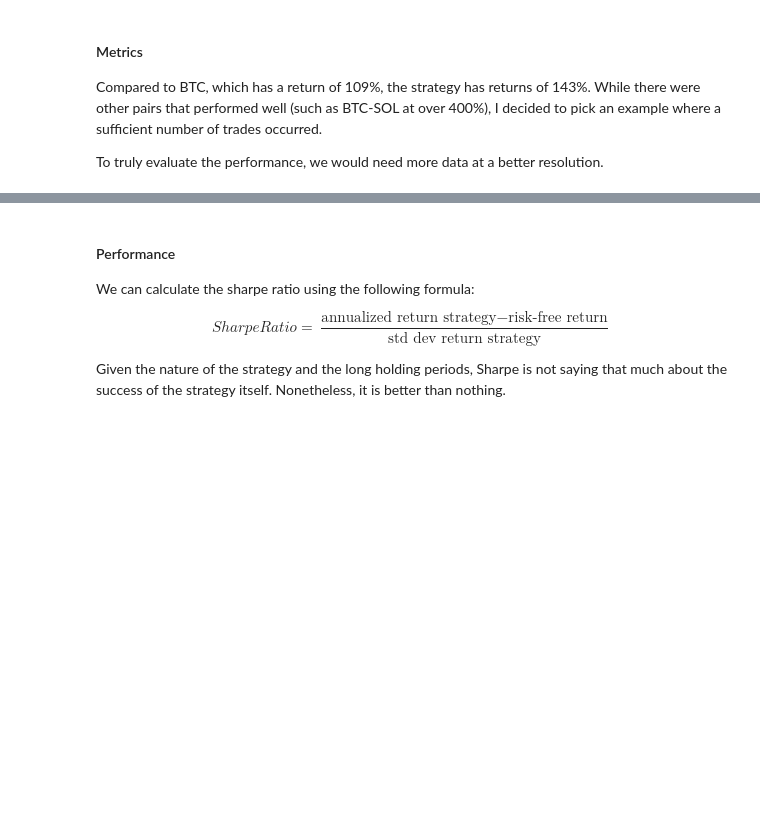
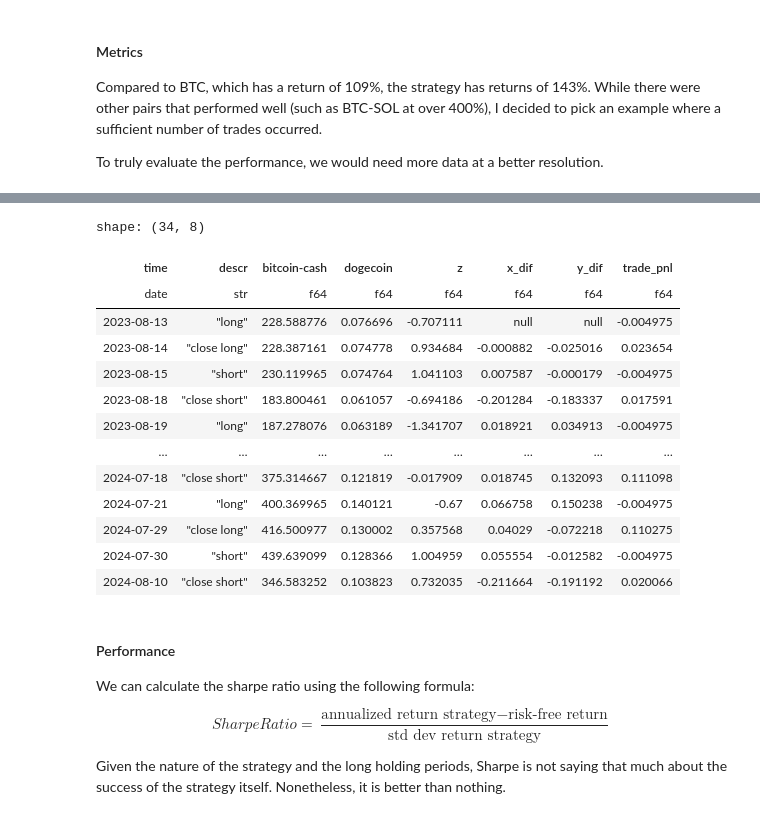
Before and after one commit to voskart/backtesting, a Jupyter notebook: mean_reversion.ipynb, the cells around one changed output, grey strips where cells are left out. Drawn from its saved outputs; the diff is of its cells as text; code cells hidden in the pictures; blank space fills up the shorter version.

```diff
--- a/mean_reversion.ipynb
+++ b/mean_reversion.ipynb
@@ -366,6 +363,14 @@ To truly evaluate the performance, we would need more data at a better resolutio
 from datetime import timedelta, date
 
 df_range = pl.DataFrame(pl.date_range(date(2023, 8, 15), date(2024, 8, 10), timedelta(days=1), eager=True).alias('date'))
+
+
+
+df_trades = df_trades.with_columns(
+    trade_pnl = pl.col('trade_pnl') * (1-0.005)
+).with_columns(
+    trade_pnl = pl.col('trade_pnl').fill_null(-0.005)
+)
 
 # filter date to join columns
 df_trades = df_trades.with_columns(
@@ -381,5 +386,6 @@ df_full_range = df_full_range.with_columns(
 )
 
 # plot pnl
-display(df_full_range.plot(x='date', y='cumulative_pnl'))
+# display(df_full_range.plot(x='date', y='cumulative_pnl'))
+df_trades
 # %% [output]
@@ -387,3 +392,17 @@ display(df_full_range.plot(x='date', y='cumulative_pnl'))
+shape: (34, 8)
+| time | descr | bitcoin-cash | dogecoin | z | x_dif | y_dif | trade_pnl |
+| date | str | f64 | f64 | f64 | f64 | f64 | f64 |
+| 2023-08-13 | "long" | 228.588776 | 0.076696 | -0.707111 | null | null | -0.004975 |
+| 2023-08-14 | "close long" | 228.387161 | 0.074778 | 0.934684 | -0.000882 | -0.025016 | 0.023654 |
+| 2023-08-15 | "short" | 230.119965 | 0.074764 | 1.041103 | 0.007587 | -0.000179 | -0.004975 |
+| 2023-08-18 | "close short" | 183.800461 | 0.061057 | -0.694186 | -0.201284 | -0.183337 | 0.017591 |
+| 2023-08-19 | "long" | 187.278076 | 0.063189 | -1.341707 | 0.018921 | 0.034913 | -0.004975 |
+| … | … | … | … | … | … | … | … |
+| 2024-07-18 | "close short" | 375.314667 | 0.121819 | -0.017909 | 0.018745 | 0.132093 | 0.111098 |
+| 2024-07-21 | "long" | 400.369965 | 0.140121 | -0.67 | 0.066758 | 0.150238 | -0.004975 |
+| 2024-07-29 | "close long" | 416.500977 | 0.130002 | 0.357568 | 0.04029 | -0.072218 | 0.110275 |
+| 2024-07-30 | "short" | 439.639099 | 0.128366 | 1.004959 | 0.055554 | -0.012582 | -0.004975 |
+| 2024-08-10 | "close short" | 346.583252 | 0.103823 | 0.732035 | -0.211664 | -0.191192 | 0.020066 |
 # %% [markdown]
 #### Performance
 
```
Also changed, not shown: parts of 5 cells of this notebook, 1 other file.
